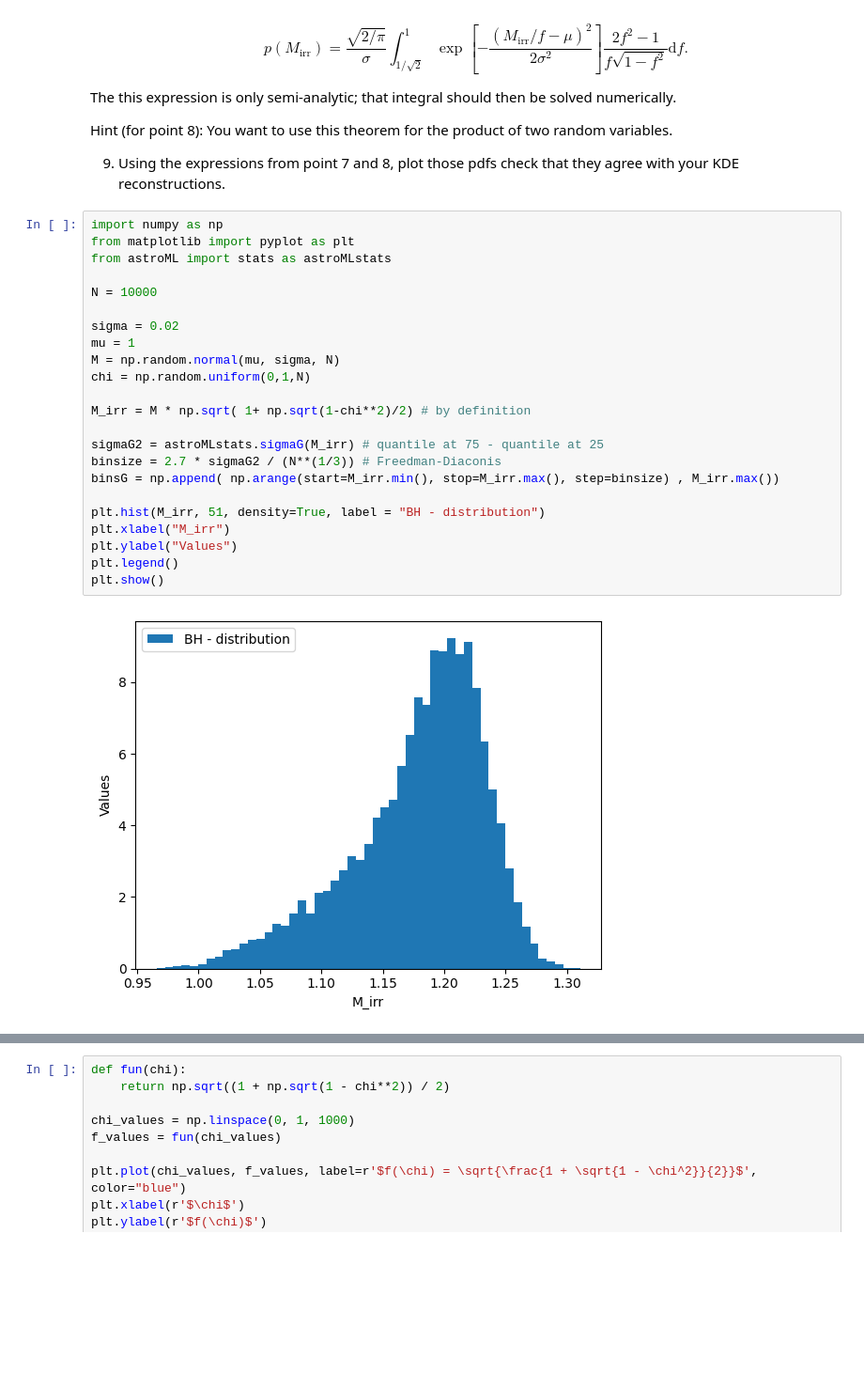
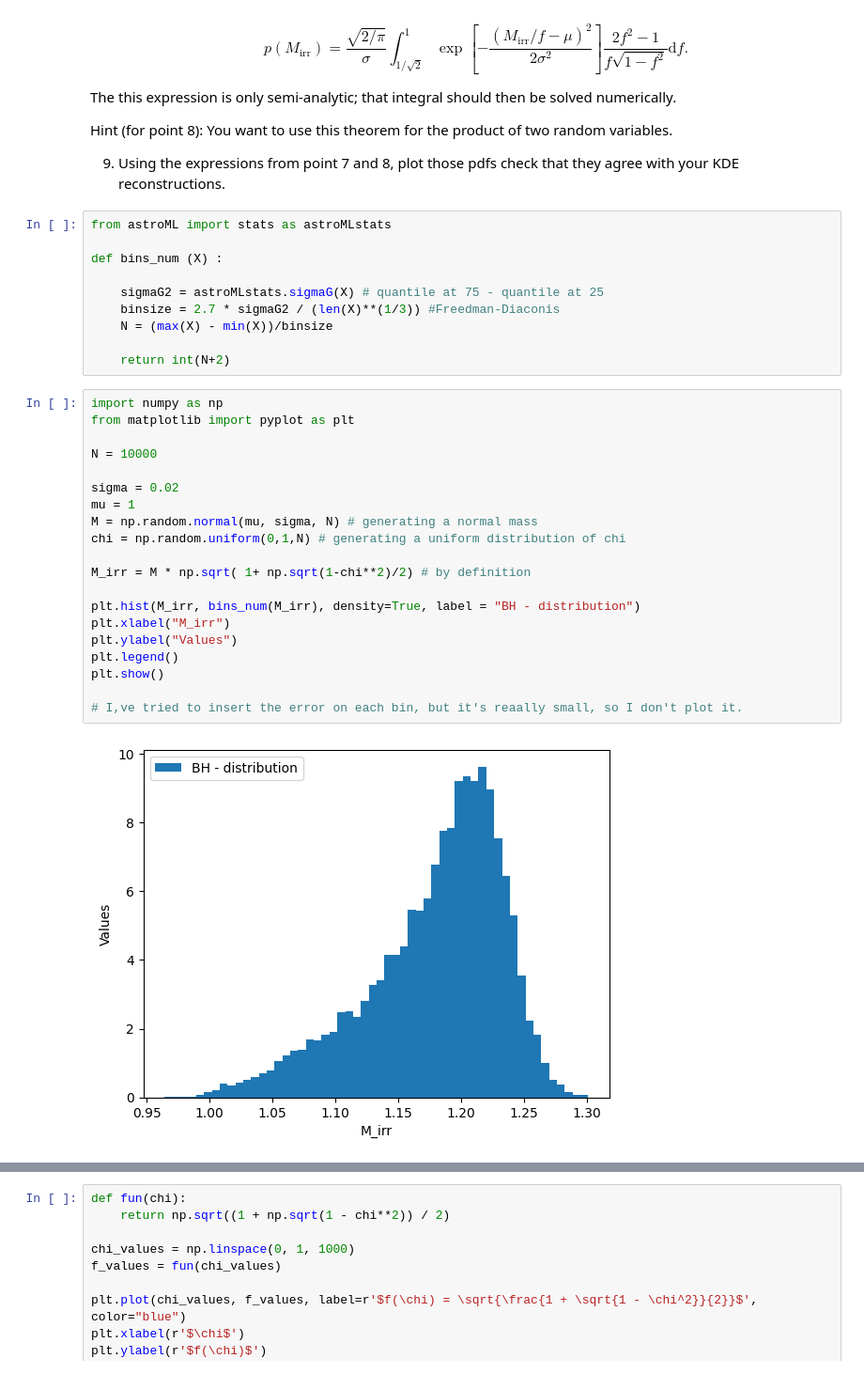
Before and after one commit to oblivion0218/ES_AstroStatistic, a Jupyter notebook: Riccardo_Bossi/lez 7/MassBH.ipynb, the cells around one changed output, grey strips where cells are left out. Shown at 94% size. Drawn from its saved outputs; the diff is of its cells as text; blank space fills up the shorter version.

```diff
--- a/Riccardo_Bossi/lez 7/MassBH.ipynb
+++ b/Riccardo_Bossi/lez 7/MassBH.ipynb
@@ -45,31 +45,38 @@ The this expression is only semi-analytic; that integral should then be solved n
 Hint (for point 8): You want to use this theorem for the product of two random variables.
 
 9. Using the expressions from point 7 and 8, plot those pdfs check that they agree with your KDE reconstructions.
+# %%
+from astroML import stats as astroMLstats
+
+def bins_num (X) :
+
+    sigmaG2 = astroMLstats.sigmaG(X) # quantile at 75 - quantile at 25
+    binsize = 2.7 * sigmaG2 / (len(X)**(1/3)) #Freedman-Diaconis
+    N = (max(X) - min(X))/binsize
+
+    return int(N+2)
 # %%
 import numpy as np
 from matplotlib import pyplot as plt
-from astroML import stats as astroMLstats
 
 N = 10000
 
 sigma = 0.02
 mu = 1
-M = np.random.normal(mu, sigma, N)
-chi = np.random.uniform(0,1,N)
+M = np.random.normal(mu, sigma, N) # generating a normal mass
+chi = np.random.uniform(0,1,N) # generating a uniform distribution of chi
 
 M_irr = M * np.sqrt( 1+ np.sqrt(1-chi**2)/2) # by definition
 
-sigmaG2 = astroMLstats.sigmaG(M_irr) # quantile at 75 - quantile at 25
-binsize = 2.7 * sigmaG2 / (N**(1/3)) # Freedman-Diaconis
-binsG = np.append( np.arange(start=M_irr.min(), stop=M_irr.max(), step=binsize) , M_irr.max())
-
-plt.hist(M_irr, 51, density=True, label = "BH - distribution")
+plt.hist(M_irr, bins_num(M_irr), density=True, label = "BH - distribution")
 plt.xlabel("M_irr")
 plt.ylabel("Values")
 plt.legend()
 plt.show()
+
+# I,ve tried to insert the error on each bin, but it's reaally small, so I don't plot it.
 # %% [output]
-[figure, old version]
+[figure, new version]
 # %%
 from sklearn.neighbors import KernelDensity
 
```
Also changed, not shown: parts of 6 cells of this notebook, 3 other files.
